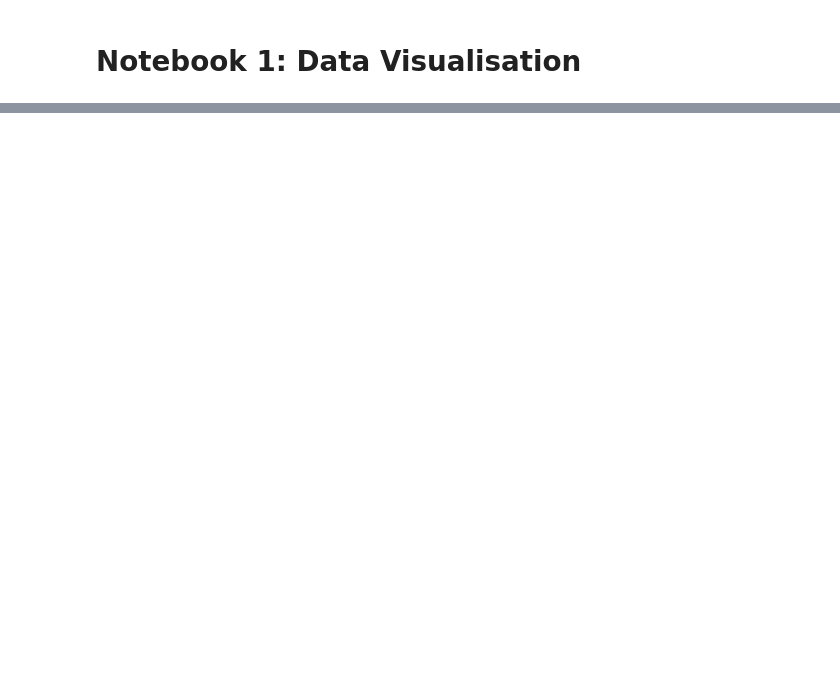
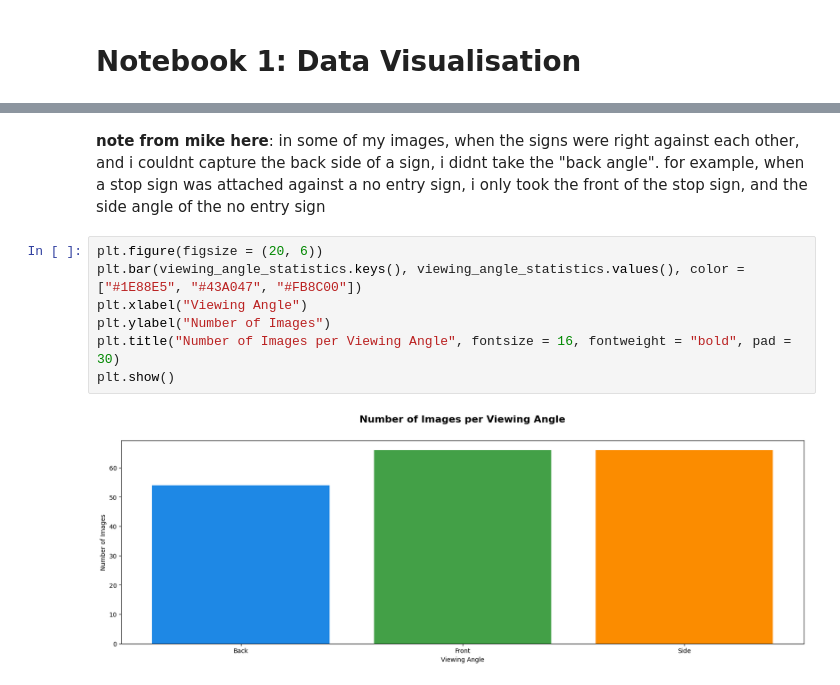
Before and after one commit to bentaliana/ARI3129, a Jupyter notebook: 1_data_visualisation.ipynb, the cells around one changed output, grey strips where cells are left out. Drawn from its saved outputs; the diff is of its cells as text; blank space fills up the shorter version.

```diff
--- a/1_data_visualisation.ipynb
+++ b/1_data_visualisation.ipynb
@@ -35,0 +150,11 @@ import os
+# %% [markdown]
+**note from mike here**: in some of my images, when the signs were right against each other, and i couldnt capture the back side of a sign, i didnt take the "back angle". for example, when a stop sign was attached against a no entry sign, i only took the front of the stop sign, and the side angle of the no entry sign
+# %%
+plt.figure(figsize = (20, 6))
+plt.bar(viewing_angle_statistics.keys(), viewing_angle_statistics.values(), color = ["#1E88E5", "#43A047", "#FB8C00"])
+plt.xlabel("Viewing Angle")
+plt.ylabel("Number of Images")
+plt.title("Number of Images per Viewing Angle", fontsize = 16, fontweight = "bold", pad = 30)
+plt.show()
+# %% [output]
+[figure, added]
```
Also changed, not shown: parts of 30 cells of this notebook, 3 other files.
